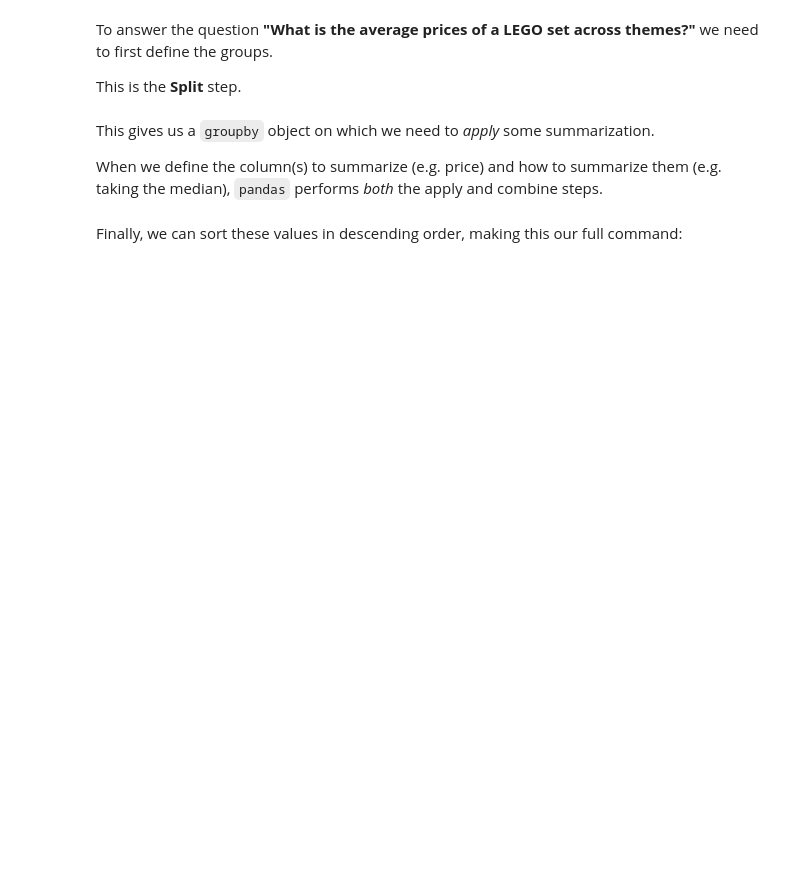
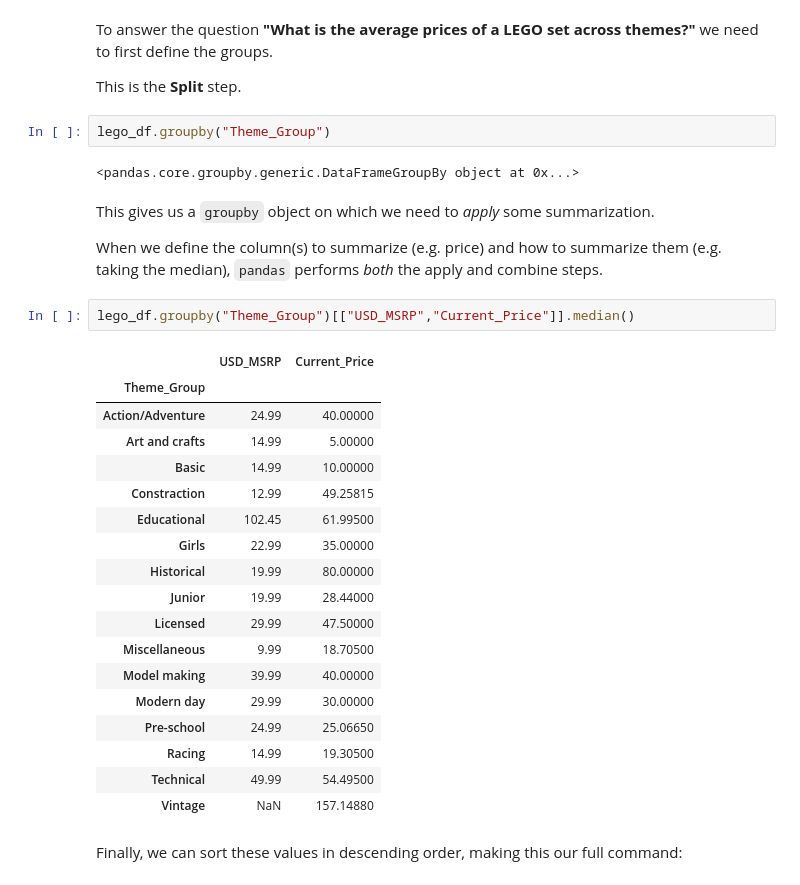
Before and after one commit to Burzo572/DSB-Unit-02, a Jupyter notebook: 02 - Exploring and Joining/03-descriptive-statistics-data-joins-in-pandas.ipynb, the cells around one changed output. Saved outputs shown, nothing was run; the diff lists cells and outputs as text; blank space fills up the shorter version.

```diff
--- a/02 - Exploring and Joining/03-descriptive-statistics-data-joins-in-pandas.ipynb
+++ b/02 - Exploring and Joining/03-descriptive-statistics-data-joins-in-pandas.ipynb
@@ -292,9 +292,34 @@ You can check out a more detailed visual [here](../assets/Split-Apply-Combine-Vi
 To answer the question **"What is the average prices of a LEGO set across themes?"** we need to first define the groups.
 
 This is the **Split** step.
+# %%
+lego_df.groupby("Theme_Group")
+# %% [output]
+<pandas.core.groupby.generic.DataFrameGroupBy object at 0x...>
 # %% [markdown]
 This gives us a `groupby` object on which we need to *apply* some summarization.
 
 When we define the column(s) to summarize (e.g. price) and how to summarize them (e.g. taking the median), `pandas` performs *both* the apply and combine steps.
+# %%
+lego_df.groupby("Theme_Group")[["USD_MSRP","Current_Price"]].median()
+# %% [output]
+|  | USD_MSRP | Current_Price |
+| Theme_Group |  |  |
+| Action/Adventure | 24.99 | 40.00000 |
+| Art and crafts | 14.99 | 5.00000 |
+| Basic | 14.99 | 10.00000 |
+| Constraction | 12.99 | 49.25815 |
+| Educational | 102.45 | 61.99500 |
+| Girls | 22.99 | 35.00000 |
+| Historical | 19.99 | 80.00000 |
+| Junior | 19.99 | 28.44000 |
+| Licensed | 29.99 | 47.50000 |
+| Miscellaneous | 9.99 | 18.70500 |
+| Model making | 39.99 | 40.00000 |
+| Modern day | 29.99 | 30.00000 |
+| Pre-school | 24.99 | 25.06650 |
+| Racing | 14.99 | 19.30500 |
+| Technical | 49.99 | 54.49500 |
+| Vintage | NaN | 157.14880 |
 # %% [markdown]
 Finally, we can sort these values in descending order, making this our full command:
```
Also changed, not shown: parts of 16 cells of this notebook.
